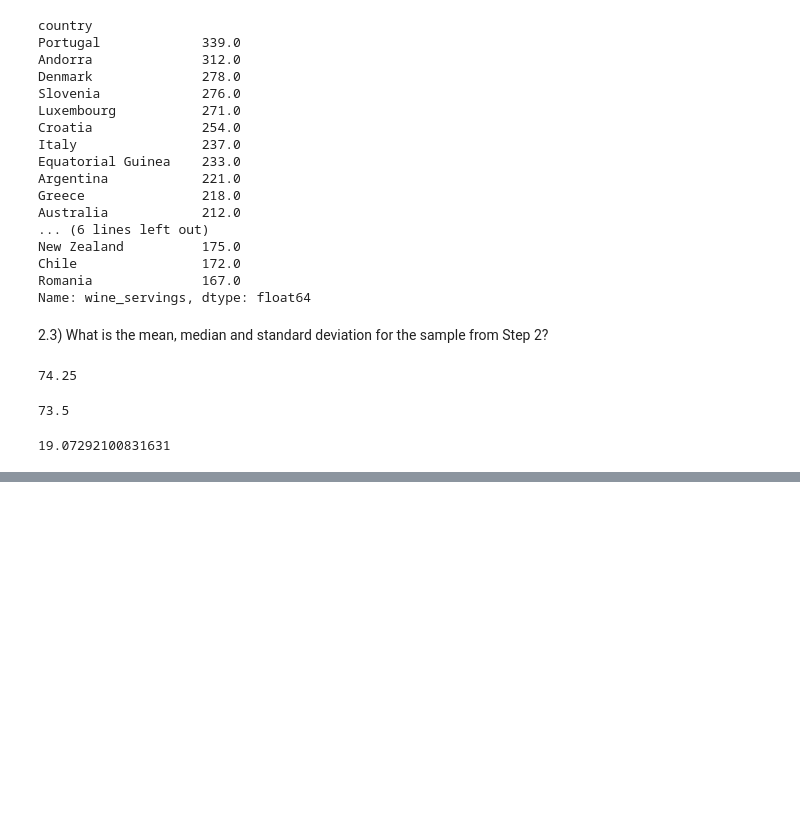
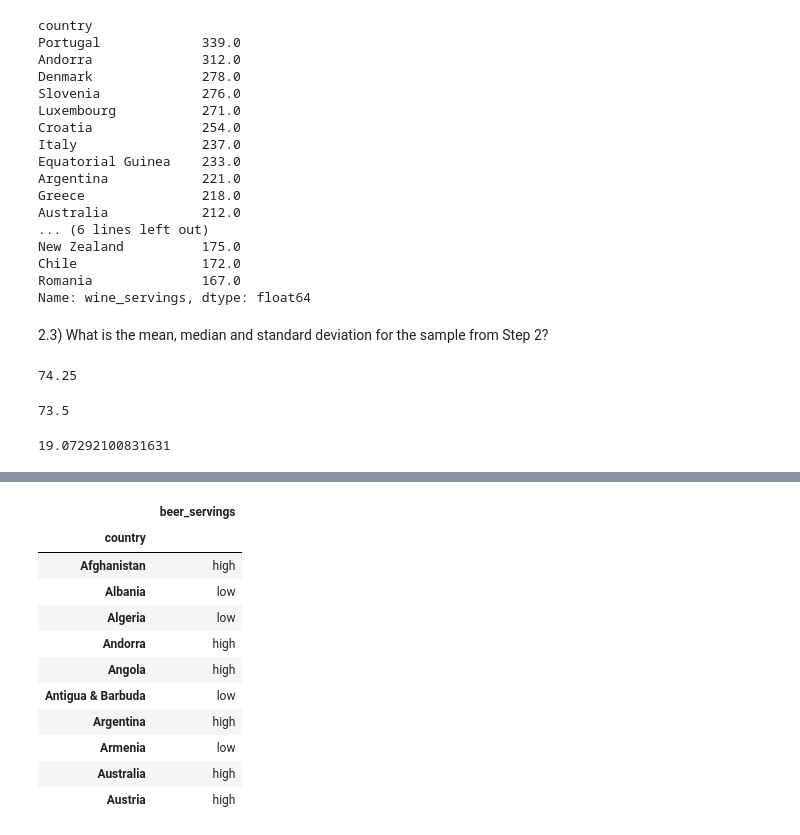
Before and after one commit to kennethtanmh/Advance-Python-Data-Analysis, a Jupyter notebook: Series Part 2/exercises.ipynb, the cells around one changed output, grey strips where cells are left out. Drawn from its saved outputs; the diff is of its cells as text; code cells hidden in the pictures; blank space fills up the shorter version.

```diff
--- a/Series Part 2/exercises.ipynb
+++ b/Series Part 2/exercises.ipynb
@@ -189,0 +282,15 @@ smallest_20.std()
+# %%
+(beers.iloc[:10] - beers.mean()).applymap(lambda x:'low' if x<0 else 'high')
+# %% [output]
+|  | beer_servings |
+| country |  |
+| Afghanistan | high |
+| Albania | low |
+| Algeria | low |
+| Andorra | high |
+| Angola | high |
+| Antigua & Barbuda | low |
+| Argentina | high |
+| Armenia | low |
+| Australia | high |
+| Austria | high |
```
Also changed, not shown: parts of 13 cells of this notebook, 4 other files.
